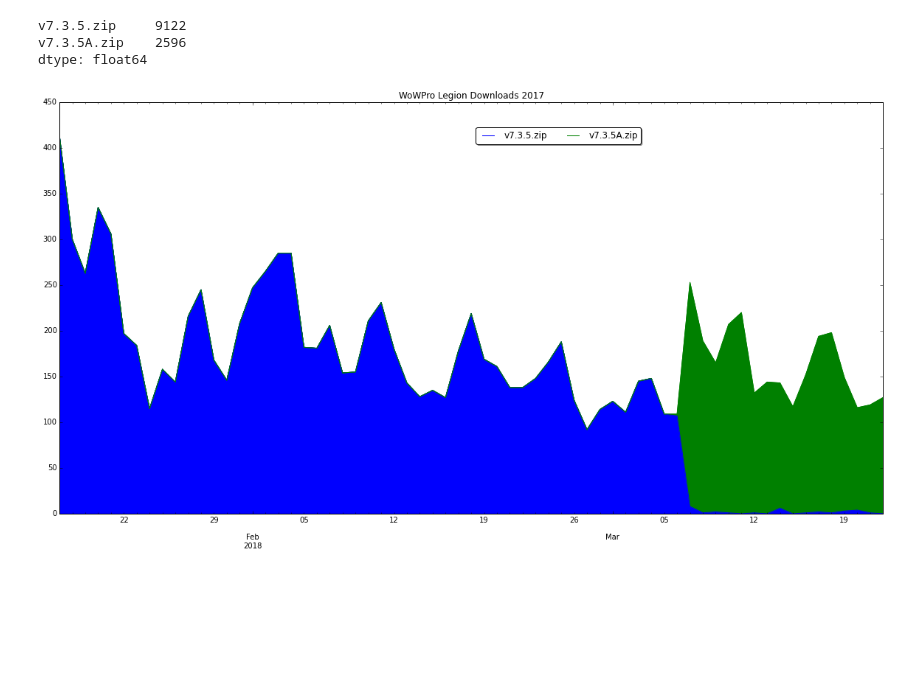
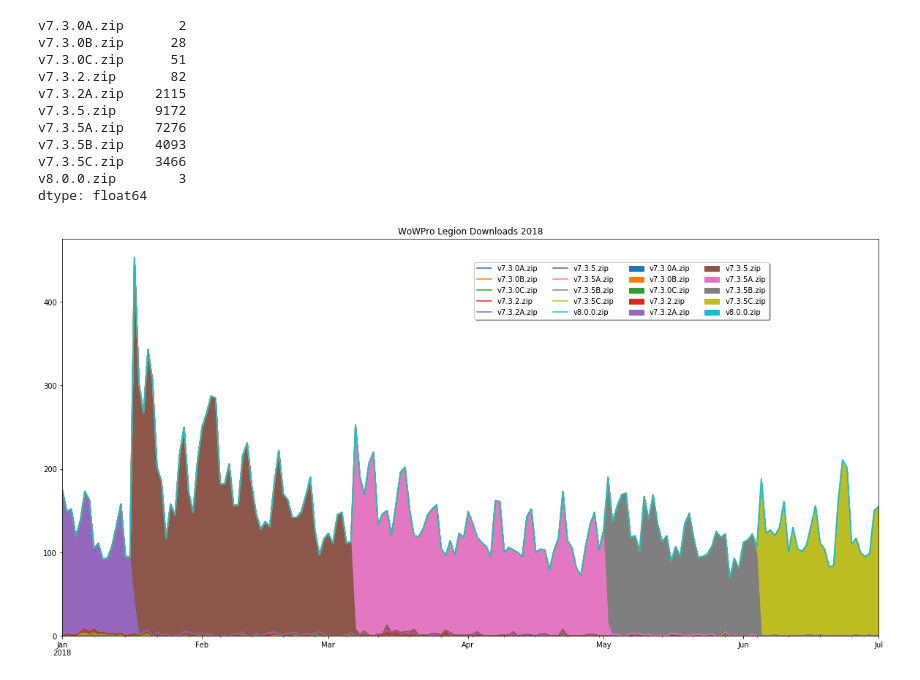
Before and after one commit to Ludovicus-Maior/WoW-Pro-Guides, a Jupyter notebook: WoWPro_Utilities/WoWPro Stats.ipynb, the cells around one changed output. Saved outputs shown, nothing was run; the diff lists cells and outputs as text; code cells hidden in the pictures; blank space fills up the shorter version.

Commit message:
Update download stats.

```diff
--- a/WoWPro_Utilities/WoWPro Stats.ipynb
+++ b/WoWPro_Utilities/WoWPro Stats.ipynb
@@ -135,13 +135,21 @@ dtype: float64
 # %%
 x = data["2018"].dropna(axis=1, how='all')
-x = x.iloc[: , -2:].dropna(axis=0, how='all')
-ax=x.plot(kind='area', title="WoWPro Legion Downloads 2017", figsize=(20,10))
+x = x.iloc[: , -10:].dropna(axis=0, how='all')
+ax=x.plot(kind='area', title="WoWPro Legion Downloads 2018", figsize=(20,10))
 ax.legend(loc='upper left', bbox_to_anchor=(0.5, 0.95),
           ncol=4, fancybox=True, shadow=True)
 #ax.set_ylim(0,1000)
 x.sum(axis=0)
 # %% [output]
-v7.3.5.zip     9122
-v7.3.5A.zip    2596
+v7.3.0A.zip       2
+v7.3.0B.zip      28
+v7.3.0C.zip      51
+v7.3.2.zip       82
+v7.3.2A.zip    2115
+v7.3.5.zip     9172
+v7.3.5A.zip    7276
+v7.3.5B.zip    4093
+v7.3.5C.zip    3466
+v8.0.0.zip        3
 dtype: float64
-[figure, old version]
+[figure, new version]
```
Also changed, not shown: parts of 6 cells of this notebook, 1 other file.
